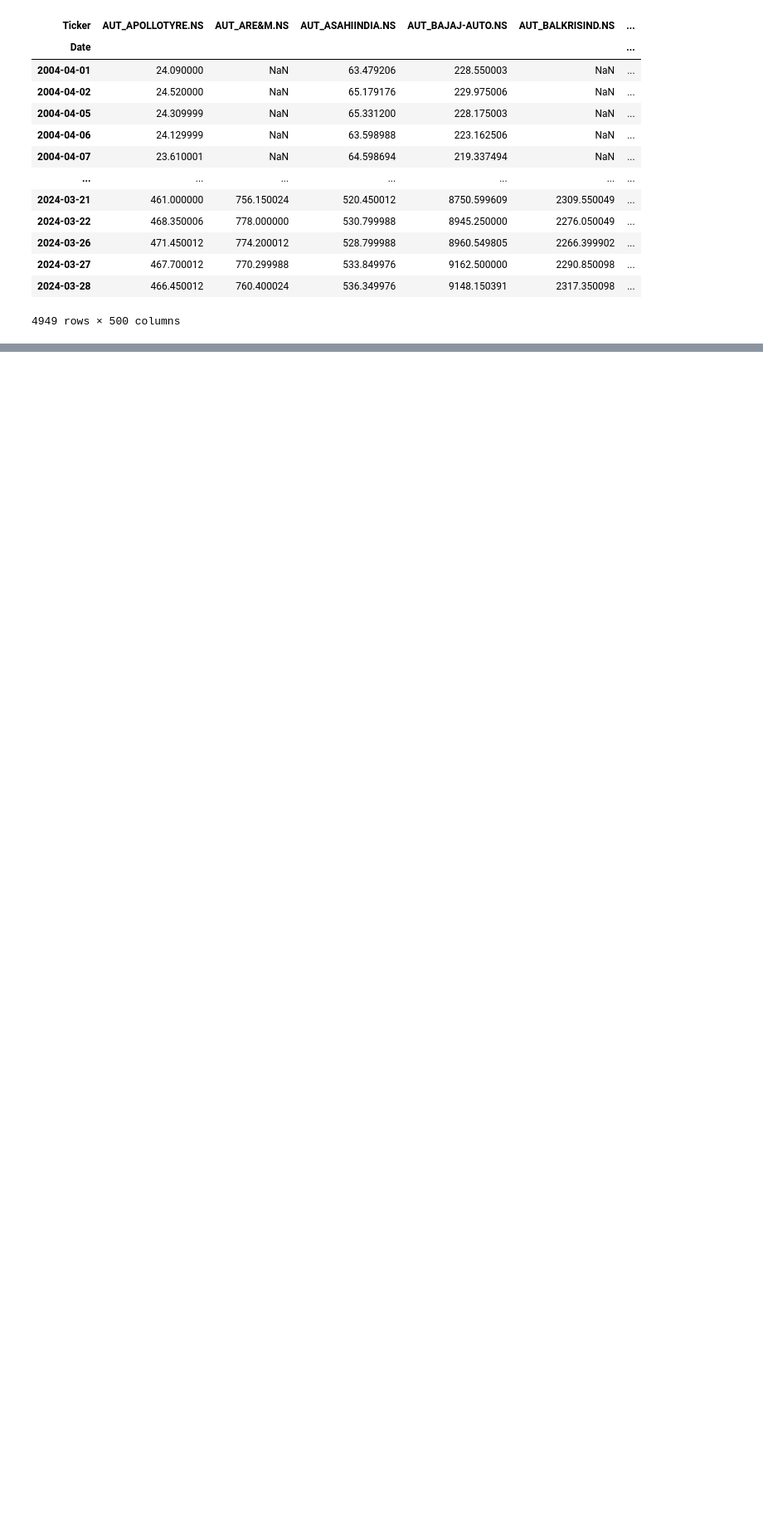
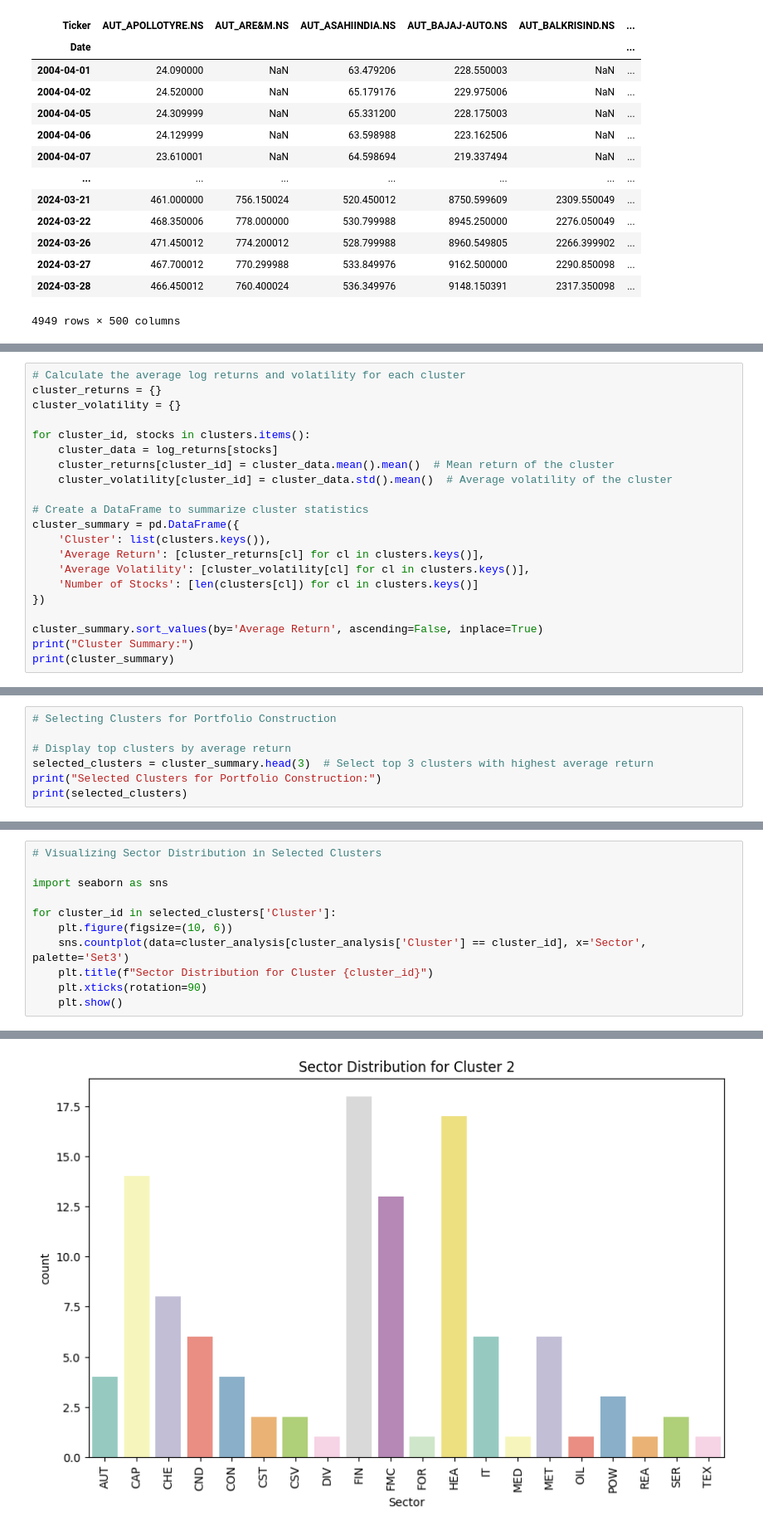
Before and after one commit to SKies2003/Graph-Theory-for-Portfolio-Optimization, a Jupyter notebook: 20 years/Project.ipynb, the cells around one changed output, grey strips where cells are left out. Shown at 83% size. Cells and saved outputs as stored; diff of their text form; blank space fills up the shorter version.

```diff
--- a/20 years/Project.ipynb
+++ b/20 years/Project.ipynb
@@ -231,0 +335,21 @@ plt.show()
+# %%
+# Calculate the average log returns and volatility for each cluster
+cluster_returns = {}
+cluster_volatility = {}
+
+for cluster_id, stocks in clusters.items():
+    cluster_data = log_returns[stocks]
+    cluster_returns[cluster_id] = cluster_data.mean().mean()  # Mean return of the cluster
+    cluster_volatility[cluster_id] = cluster_data.std().mean()  # Average volatility of the cluster
+
+# Create a DataFrame to summarize cluster statistics
+cluster_summary = pd.DataFrame({
+    'Cluster': list(clusters.keys()),
+    'Average Return': [cluster_returns[cl] for cl in clusters.keys()],
+    'Average Volatility': [cluster_volatility[cl] for cl in clusters.keys()],
+    'Number of Stocks': [len(clusters[cl]) for cl in clusters.keys()]
+})
+
+cluster_summary.sort_values(by='Average Return', ascending=False, inplace=True)
+print("Cluster Summary:")
+print(cluster_summary)
@@ -231,0 +362,7 @@ plt.show()
+# %%
+# Selecting Clusters for Portfolio Construction
+
+# Display top clusters by average return
+selected_clusters = cluster_summary.head(3)  # Select top 3 clusters with highest average return
+print("Selected Clusters for Portfolio Construction:")
+print(selected_clusters)
@@ -231,0 +375,12 @@ plt.show()
+# %%
+# Visualizing Sector Distribution in Selected Clusters
+
+import seaborn as sns
+
+for cluster_id in selected_clusters['Cluster']:
+    plt.figure(figsize=(10, 6))
+    sns.countplot(data=cluster_analysis[cluster_analysis['Cluster'] == cluster_id], x='Sector', palette='Set3')
+    plt.title(f"Sector Distribution for Cluster {cluster_id}")
+    plt.xticks(rotation=90)
+    plt.show()
+# %% [output]
@@ -231,0 +390 @@ plt.show()
+[figure, added]
```
Also changed, not shown: parts of 21 cells of this notebook, 14 other files.
